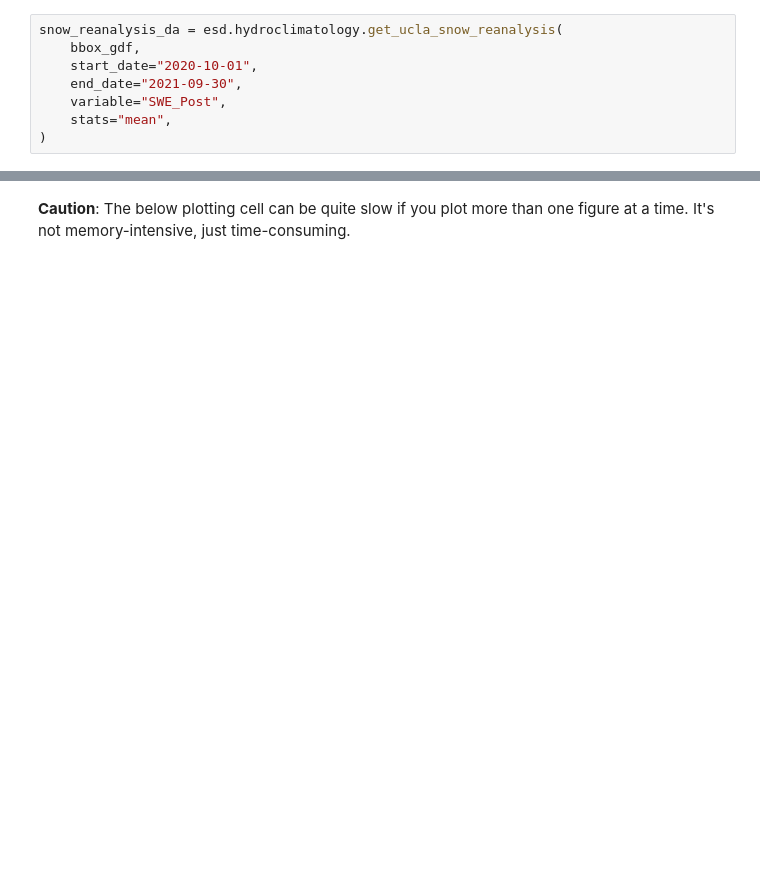
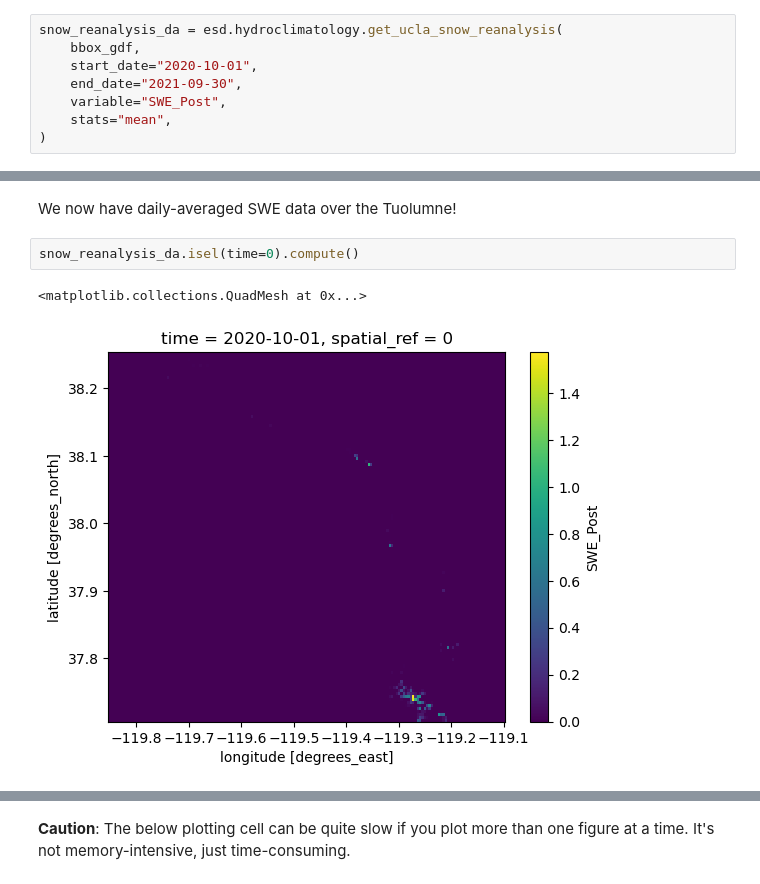
Before and after one commit to zachghiaccio/SnowPit, a Jupyter notebook: swe/UCLA_data_access.ipynb, the cells around one changed output, grey strips where cells are left out. Cells and saved outputs as stored; diff of their text form; blank space fills up the shorter version.

Commit message:
More tests on reducing computation time for dask-loaded data.

```diff
--- a/swe/UCLA_data_access.ipynb
+++ b/swe/UCLA_data_access.ipynb
@@ -33,2 +231,9 @@ snow_reanalysis_da
+# %% [markdown]
+We now have daily-averaged SWE data over the Tuolumne!
+# %%
+snow_reanalysis_da.isel(time=0).compute()
+# %% [output]
+<matplotlib.collections.QuadMesh at 0x...>
+[figure, added]
 # %%
 snow_reanalysis_monthly = snow_reanalysis_da.resample(time="M").mean()
```
Also changed, not shown: parts of 21 cells of this notebook.
